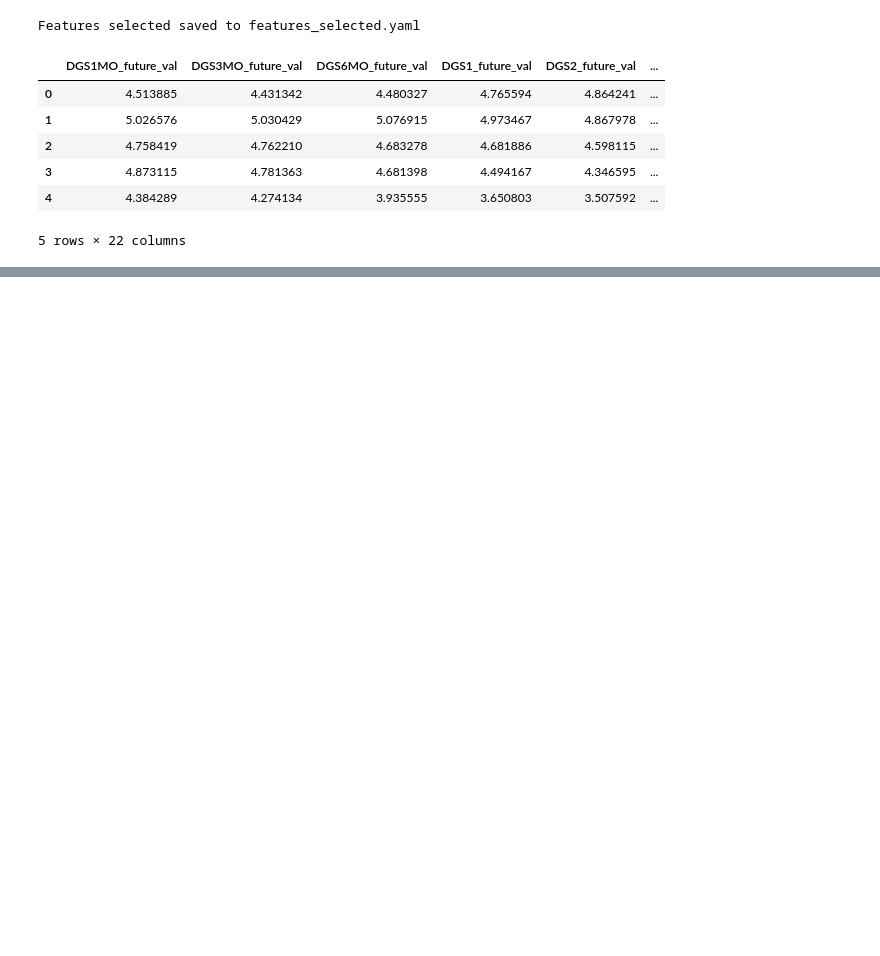
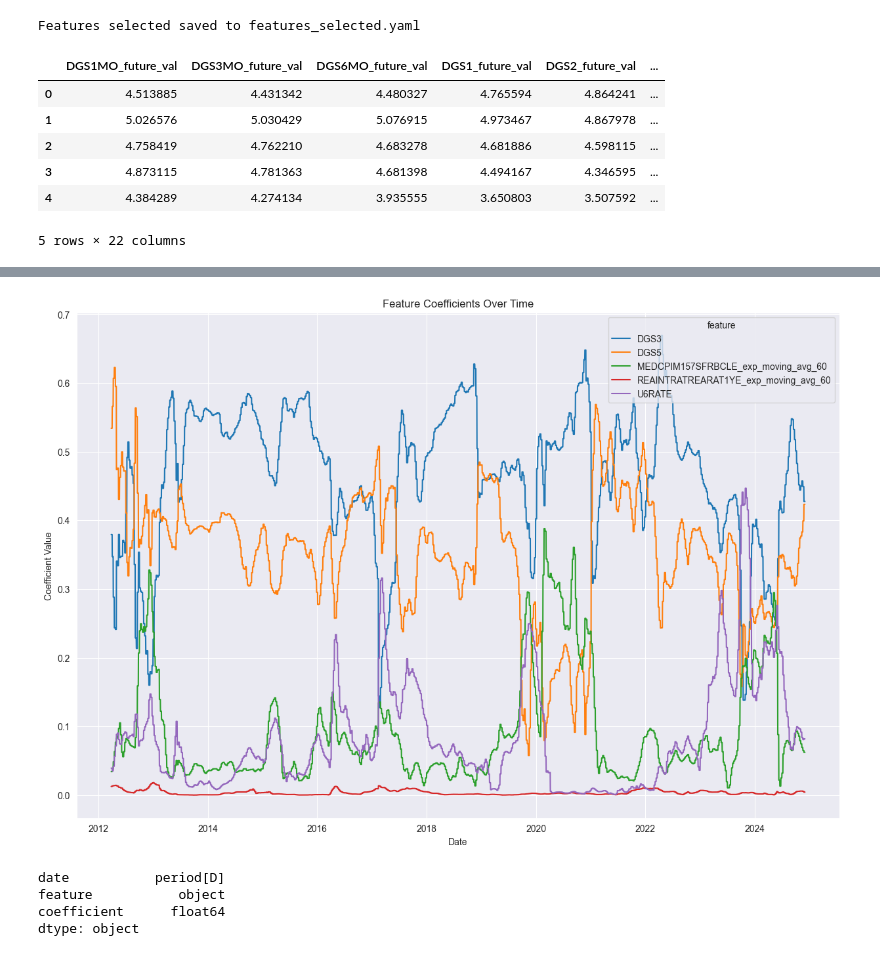
Before and after one commit to ttoe05/bond-yields-gp-model, a Jupyter notebook: src/dgs-analysis.ipynb, the cells around one changed output, grey strips where cells are left out. Drawn from its saved outputs; the diff is of its cells as text; code cells hidden in the pictures; blank space fills up the shorter version.

```diff
--- a/src/dgs-analysis.ipynb
+++ b/src/dgs-analysis.ipynb
@@ -627,0 +690,3 @@ df_sample.head()
+# %%
+df_model_summary = pd.read_parquet('results/thirty-day-ahead/thirty-day-ahead_model_summary.parquet')
+df_model_summary.head()
@@ -627,0 +700,10 @@ df_sample.head()
+# %%
+# Create a coeffients dataframe
+# sort the data bby date
+df_model_summary = df_model_summary.sort_values(by='date')
+
+df_coefficients = df_model_summary['feature_importance'].values
+df_coefficients_values = pd.DataFrame(df_coefficients.tolist(), index=df_model_summary['date'])
+# pivot the dataframe so feature importance values are columns and indexed by date
+# df_coefficients_features = df_coefficients[['date', 'feature_importance']].pivot(index='date', columns='feature_importance').reset_index()
+df_coefficients_values.head()
@@ -627,0 +718,19 @@ df_sample.head()
+# %%
+# melt the data and plot a line plot of the coefficients over time for each feature
+df_melted = df_coefficients_values.reset_index().melt(id_vars='date', var_name='feature', value_name='coefficient')
+plt.figure(figsize=(15, 10))
+df_melted['date'] = df_melted['date'].dt.to_timestamp()
+sns.lineplot(data=df_melted, x='date', y='coefficient', hue='feature')
+plt.title('Feature Coefficients Over Time')
+plt.xlabel('Date')
+plt.ylabel('Coefficient Value')
+plt.show()
+# %% [output]
+[figure, added]
+# %%
+df_melted.dtypes
+# %% [output]
+date           period[D]
+feature           object
+coefficient      float64
+dtype: object
```
Also changed, not shown: parts of 14 cells of this notebook, 6 other files.
